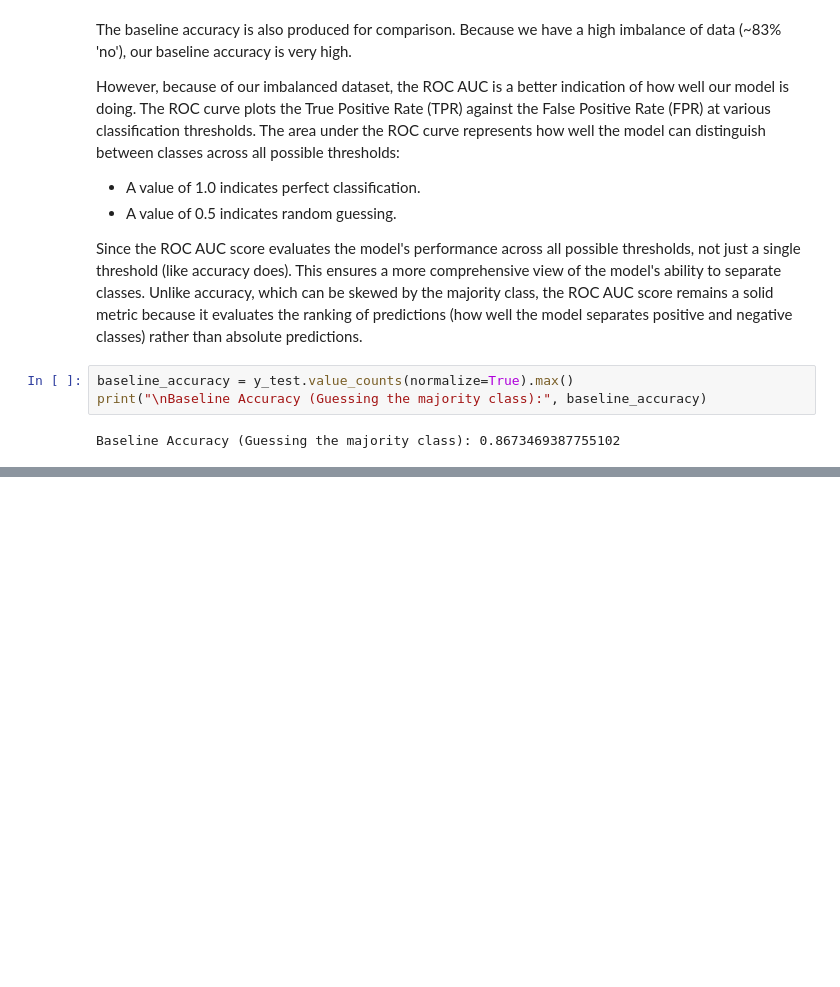
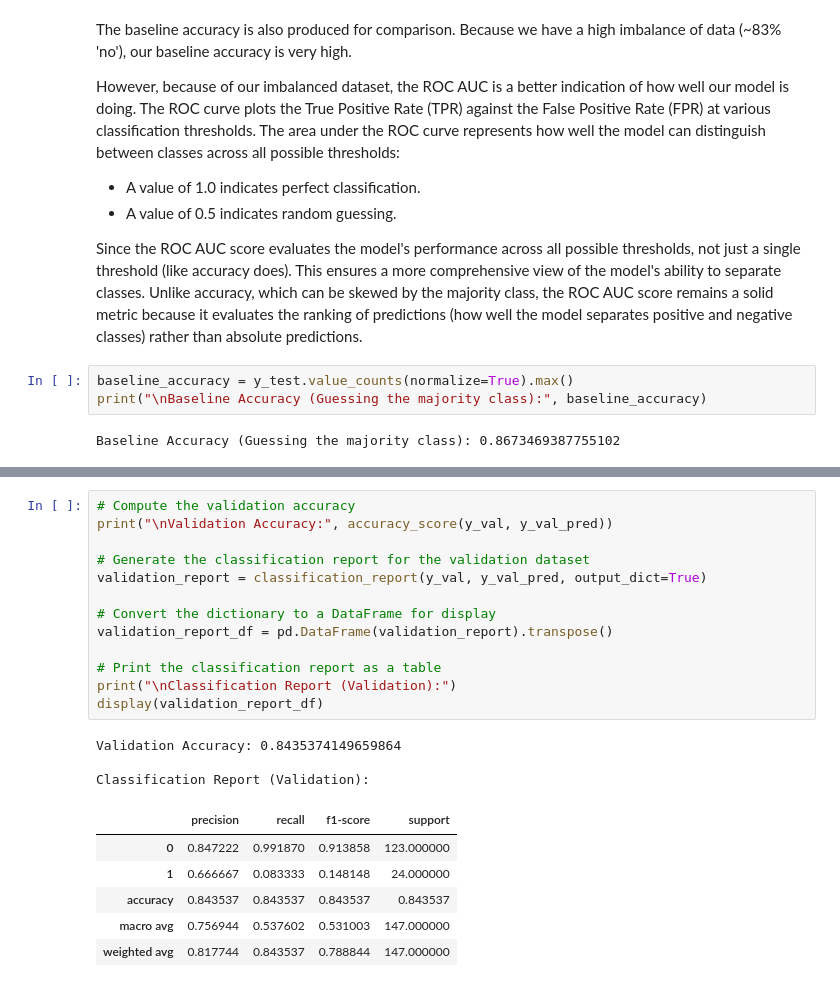
Before and after one commit to michyli/AttritionPredictionModel, a Jupyter notebook: main.ipynb, the cells around one changed output, grey strips where cells are left out. Drawn from its saved outputs; the diff is of its cells as text; blank space fills up the shorter version.

```diff
--- a/main.ipynb
+++ b/main.ipynb
@@ -388,0 +520,23 @@ Baseline Accuracy (Guessing the majority class): 0.8673469387755102
+# %%
+# Compute the validation accuracy
+print("\nValidation Accuracy:", accuracy_score(y_val, y_val_pred))
+
+# Generate the classification report for the validation dataset
+validation_report = classification_report(y_val, y_val_pred, output_dict=True)
+
+# Convert the dictionary to a DataFrame for display
+validation_report_df = pd.DataFrame(validation_report).transpose()
+
+# Print the classification report as a table
+print("\nClassification Report (Validation):")
+display(validation_report_df)
+# %% [output]
+Validation Accuracy: 0.8435374149659864
+
+Classification Report (Validation):
+|  | precision | recall | f1-score | support |
+| 0 | 0.847222 | 0.991870 | 0.913858 | 123.000000 |
+| 1 | 0.666667 | 0.083333 | 0.148148 | 24.000000 |
+| accuracy | 0.843537 | 0.843537 | 0.843537 | 0.843537 |
+| macro avg | 0.756944 | 0.537602 | 0.531003 | 147.000000 |
+| weighted avg | 0.817744 | 0.843537 | 0.788844 | 147.000000 |
```
Also changed, not shown: parts of 34 cells of this notebook.
